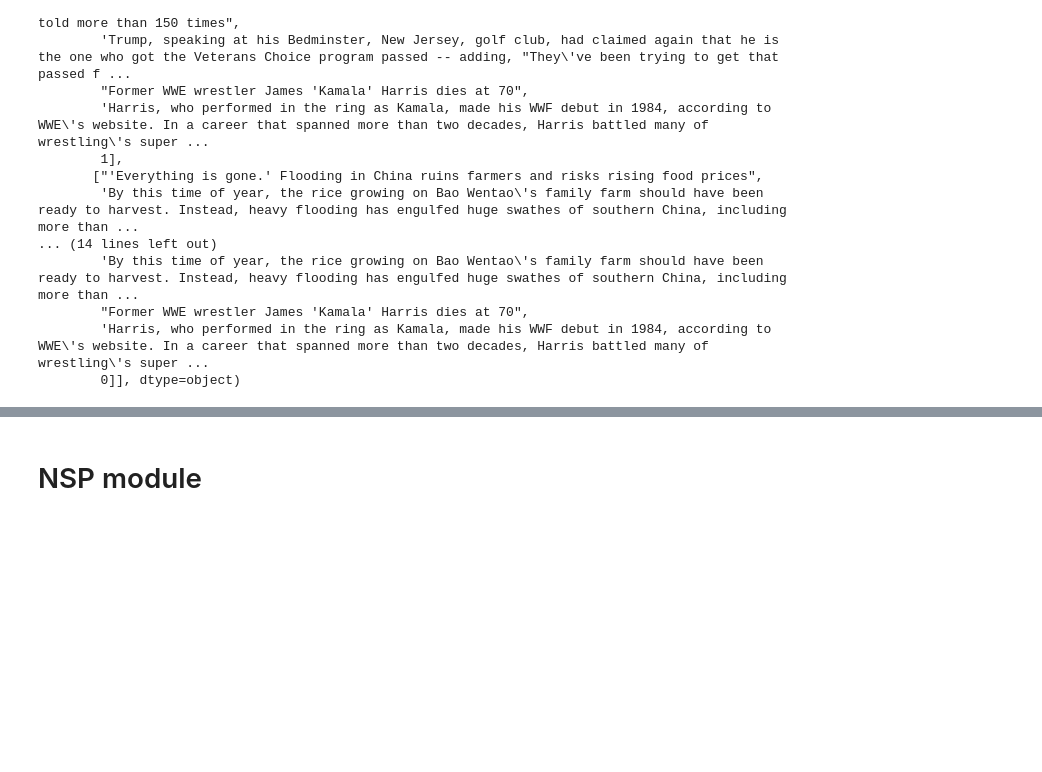
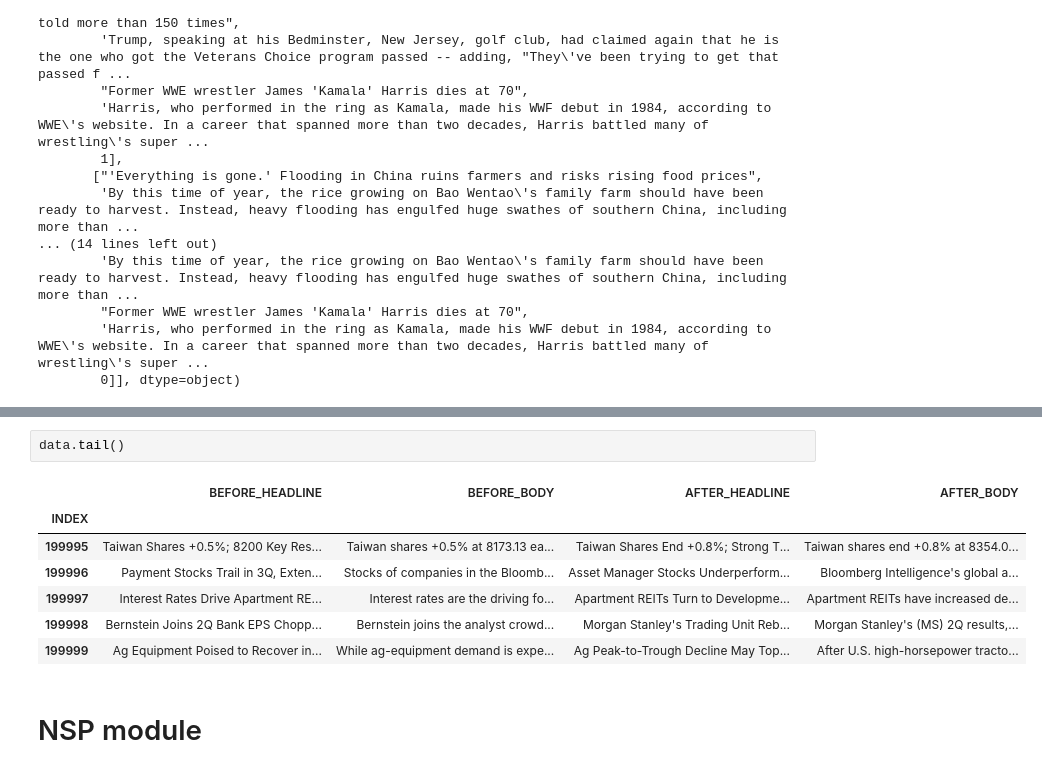
Before and after one commit to diffunity/HaaFor-challenge-2020, a Jupyter notebook: toy.ipynb, the cells around one changed output, grey strips where cells are left out. Drawn from its saved outputs; the diff is of its cells as text; blank space fills up the shorter version.

```diff
--- a/toy.ipynb
+++ b/toy.ipynb
@@ -114,3 +143,13 @@ array([["Qualcomm's Win Over Apple in Germany Won't Force Apple to Table",
+# %%
+data.tail()
+# %% [output]
+|  | BEFORE_HEADLINE | BEFORE_BODY | AFTER_HEADLINE | AFTER_BODY |
+| INDEX |  |  |  |  |
+| 199995 | Taiwan Shares +0.5%; 8200 Key Res... | Taiwan shares +0.5% at 8173.13 ea... | Taiwan Shares End +0.8%; Strong T... | Taiwan shares end +0.8% at 8354.0... |
+| 199996 | Payment Stocks Trail in 3Q, Exten... | Stocks of companies in the Bloomb... | Asset Manager Stocks Underperform... | Bloomberg Intelligence's global a... |
+| 199997 | Interest Rates Drive Apartment RE... | Interest rates are the driving fo... | Apartment REITs Turn to Developme... | Apartment REITs have increased de... |
+| 199998 | Bernstein Joins 2Q Bank EPS Chopp... | Bernstein joins the analyst crowd... | Morgan Stanley's Trading Unit Reb... | Morgan Stanley's (MS) 2Q results,... |
+| 199999 | Ag Equipment Poised to Recover in... | While ag-equipment demand is expe... | Ag Peak-to-Trough Decline May Top... | After U.S. high-horsepower tracto... |
 # %% [markdown]
 # NSP module
 # %%
```
Also changed, not shown: parts of 21 cells of this notebook, 19 other files.
